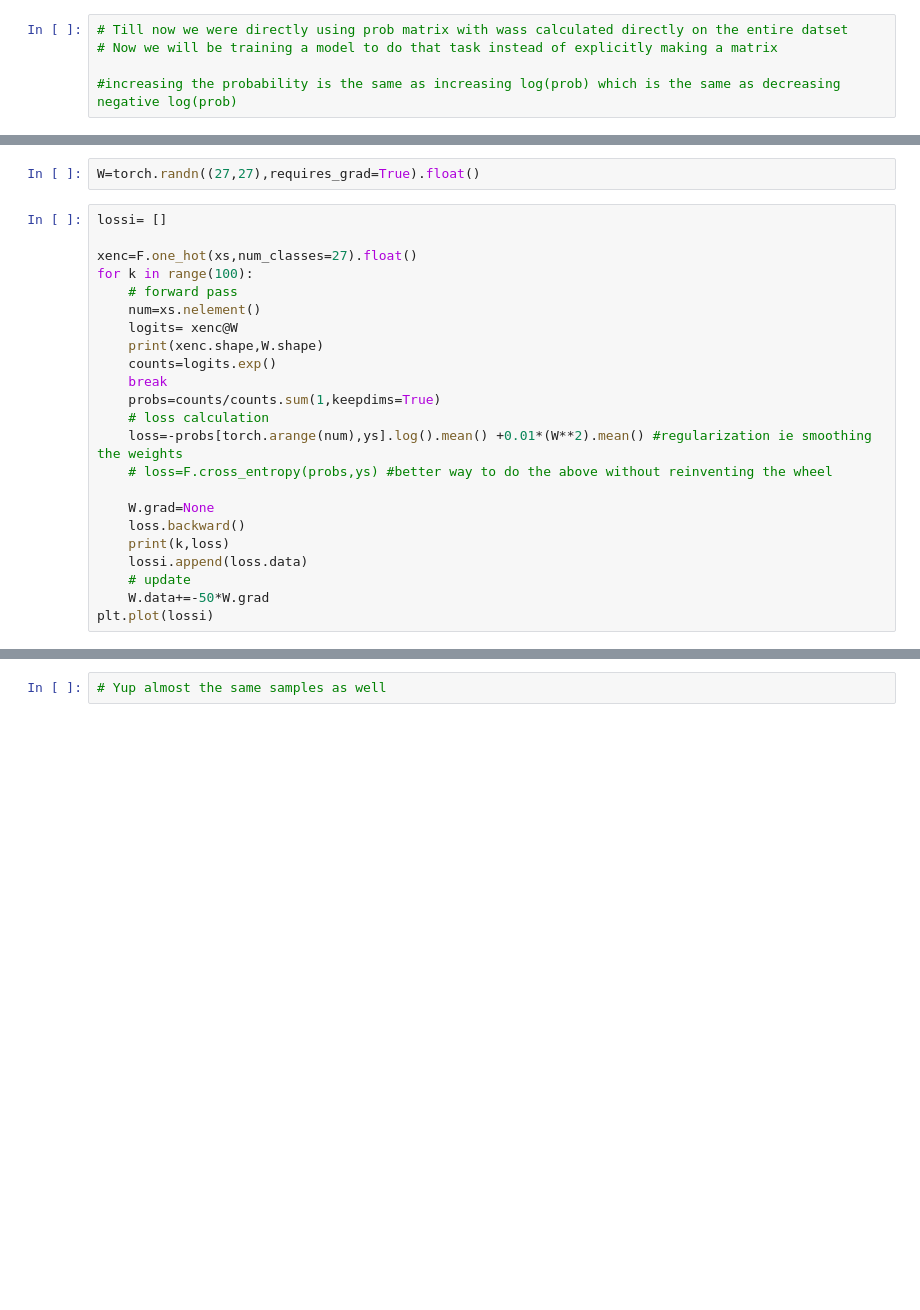
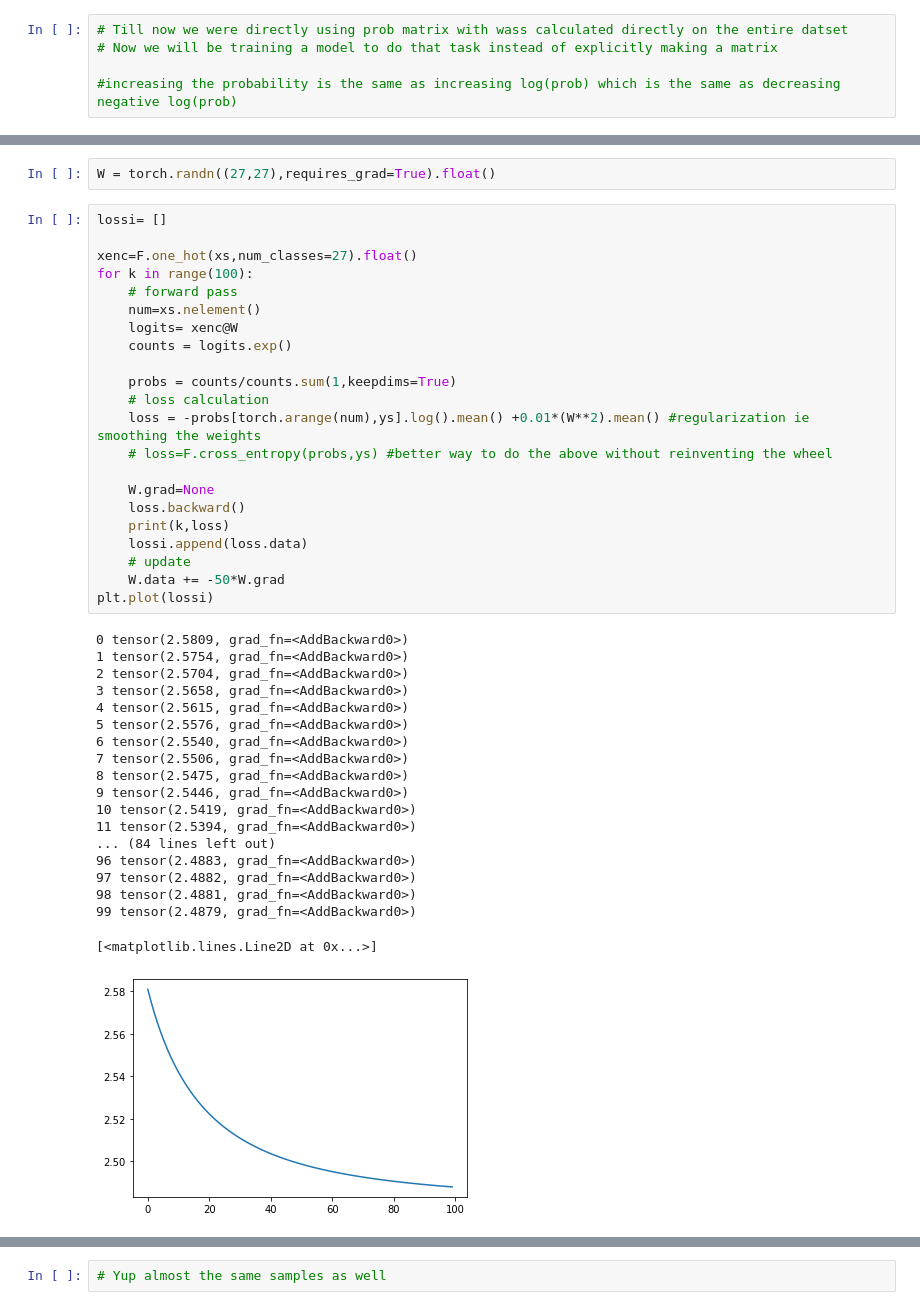
Before and after one commit to VrindavanSanap/makemore, a Jupyter notebook: makemore.ipynb, the cells around one changed output, grey strips where cells are left out. Drawn from its saved outputs; the diff is of its cells as text; blank space fills up the shorter version.

```diff
--- a/makemore.ipynb
+++ b/makemore.ipynb
@@ -100,26 +133,45 @@ ys=torch.tensor(ys)
 # %%
-W=torch.randn((27,27),requires_grad=True).float()
+W = torch.randn((27,27),requires_grad=True).float()
 # %%
 lossi= []
 
 xenc=F.one_hot(xs,num_classes=27).float()
 for k in range(100):
     # forward pass
     num=xs.nelement()
     logits= xenc@W
-    print(xenc.shape,W.shape)
-    counts=logits.exp()
-    break
-    probs=counts/counts.sum(1,keepdims=True)
+    counts = logits.exp()
+
+    probs = counts/counts.sum(1,keepdims=True)
     # loss calculation
-    loss=-probs[torch.arange(num),ys].log().mean() +0.01*(W**2).mean() #regularization ie smoothing the weights
+    loss = -probs[torch.arange(num),ys].log().mean() +0.01*(W**2).mean() #regularization ie smoothing the weights
     # loss=F.cross_entropy(probs,ys) #better way to do the above without reinventing the wheel
 
     W.grad=None
     loss.backward()
     print(k,loss)
     lossi.append(loss.data)
     # update
-    W.data+=-50*W.grad
+    W.data += -50*W.grad
 plt.plot(lossi)
+# %% [output]
+0 tensor(2.5809, grad_fn=<AddBackward0>)
+1 tensor(2.5754, grad_fn=<AddBackward0>)
+2 tensor(2.5704, grad_fn=<AddBackward0>)
+3 tensor(2.5658, grad_fn=<AddBackward0>)
+4 tensor(2.5615, grad_fn=<AddBackward0>)
+5 tensor(2.5576, grad_fn=<AddBackward0>)
+6 tensor(2.5540, grad_fn=<AddBackward0>)
+7 tensor(2.5506, grad_fn=<AddBackward0>)
+8 tensor(2.5475, grad_fn=<AddBackward0>)
+9 tensor(2.5446, grad_fn=<AddBackward0>)
+10 tensor(2.5419, grad_fn=<AddBackward0>)
+11 tensor(2.5394, grad_fn=<AddBackward0>)
+... (84 lines left out)
+96 tensor(2.4883, grad_fn=<AddBackward0>)
+97 tensor(2.4882, grad_fn=<AddBackward0>)
+98 tensor(2.4881, grad_fn=<AddBackward0>)
+99 tensor(2.4879, grad_fn=<AddBackward0>)
+[<matplotlib.lines.Line2D at 0x...>]
+[figure, added]
 # %%
```
Also changed, not shown: parts of 9 cells of this notebook, 5 other files.
